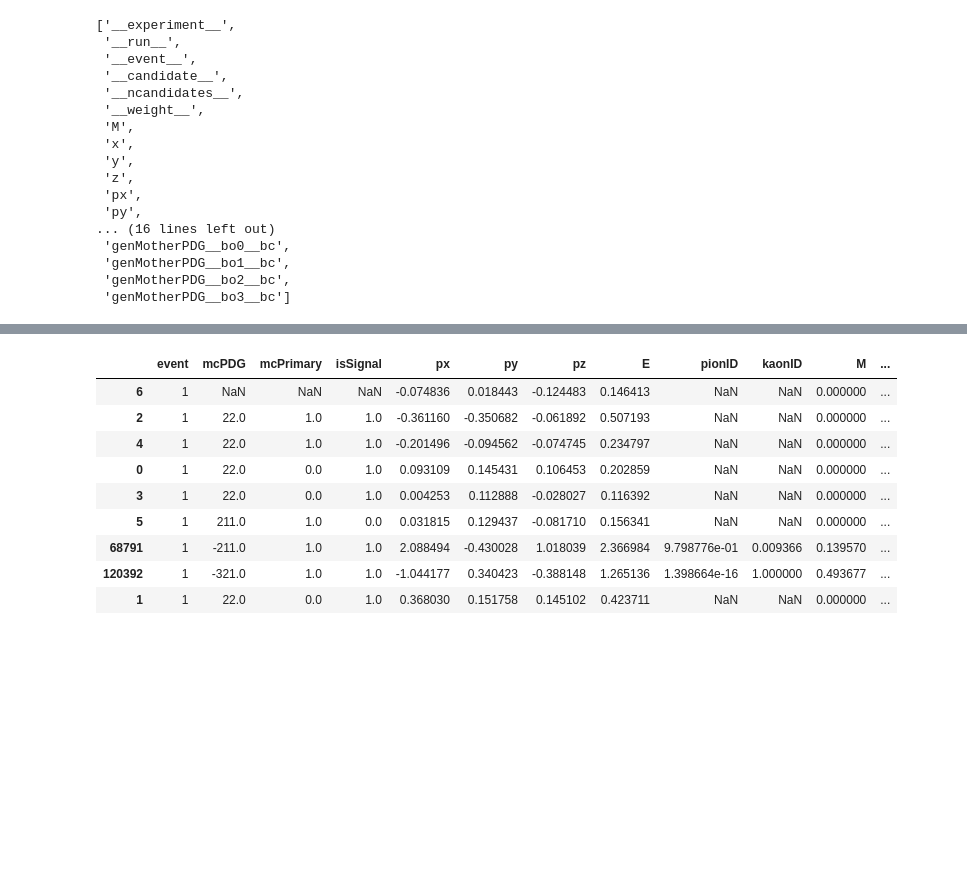
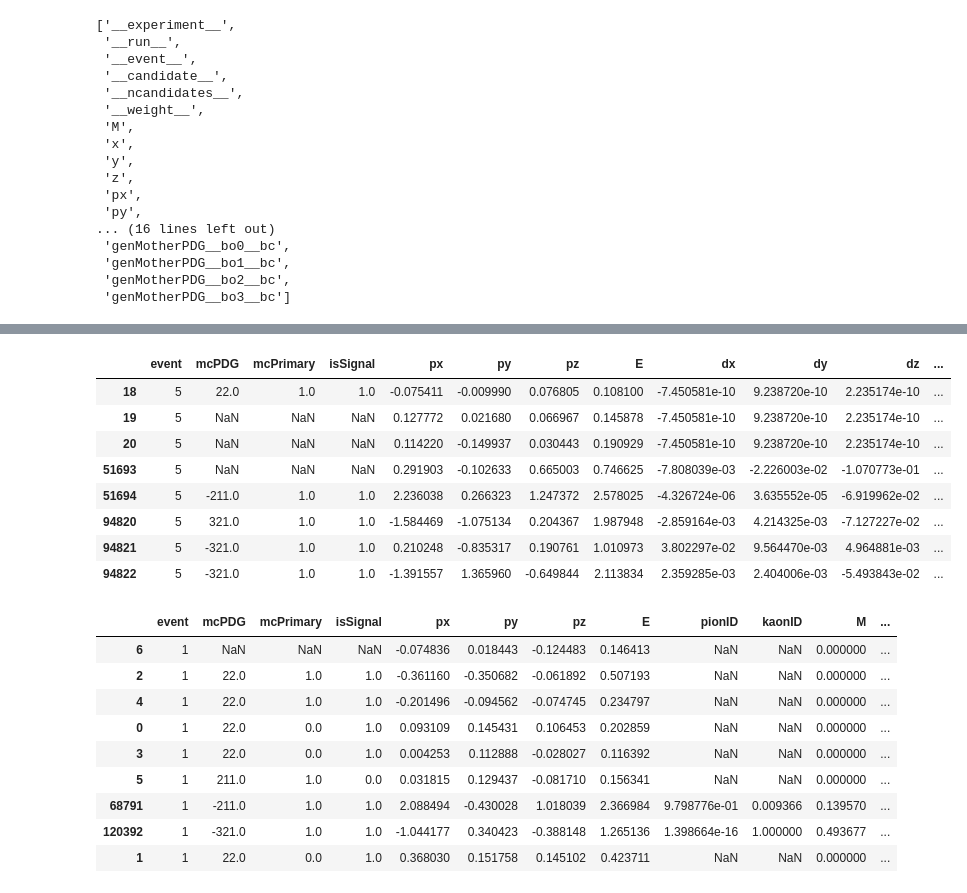
Before and after one commit to axelHeim/MCstudies, a Jupyter notebook: my6modes/createNNinput_wSim_wReco.ipynb, the cells around one changed output, grey strips where cells are left out. Saved outputs shown, nothing was run; the diff lists cells and outputs as text; code cells hidden in the pictures; blank space fills up the shorter version.

```diff
--- a/my6modes/createNNinput_wSim_wReco.ipynb
+++ b/my6modes/createNNinput_wSim_wReco.ipynb
@@ -299,0 +342,31 @@ df['label'] = df.apply(conditions, axis=1)
+# %%
+mask = df.label == 2
+column_name = "name"
+df.loc[mask, column_name] = label_cu
+# %%
+Bs_pdg_list = [-511, 511,-521,-521,521,521]
+Hc_pdg_list = [-411, 411, -411, -421, 411, 423]
+dfs =[]
+for mode in range(6):
+    print("mode:",mode,mode,mode,mode,mode,mode,mode,mode,mode,mode,mode,mode,mode,mode,mode,mode,mode,mode,mode,mode,mode)
+
+    Bs_pdg = Bs_pdg_list[mode]
+    Hc_pdg = Hc_pdg_list[mode]
+
+    nm = f"_nTuples_mode{mode}" + events_num_identifier + ".root"
+    raw_nTuples = uproot.concatenate([(root_path + "gamma" + nm), (root_path + "pi" + nm), (root_path + "K" + nm)])
+    df = pd.DataFrame({"event" : np.array(raw_nTuples["__event__"]),
+
+       "z0" : np.array(raw_nTuples["z0"]),
+       "d0" : np.array(raw_nTuples["d0"]),
+       "tanlambda" : np.array(raw_nTuples["tanlambda"])})
+    print("z0:")
+    print("min:",df["z0"].min())
+    print("max:",df["z0"].max())
+    print("d0:")
+    print("min:",df["d0"].min())
+    print("max:",df["d0"].max())
+    print("tanlambda:")
+    print("min:",df["tanlambda"].min())
+    print("max:",df["tanlambda"].max())
+    print("")
@@ -299,0 +391,2 @@ df['label'] = df.apply(conditions, axis=1)
+# %%
+pd.set_option("display.max_columns", None)
@@ -300,3 +432,15 @@ df['label'] = df.apply(conditions, axis=1)
+# %%
+(df[df["event"]==5])
+# %% [output]
+|  | event | mcPDG | mcPrimary | isSignal | px | py | pz | E | dx | dy | dz | ... |
+| 18 | 5 | 22.0 | 1.0 | 1.0 | -0.075411 | -0.009990 | 0.076805 | 0.108100 | -7.450581e-10 | 9.238720e-10 | 2.235174e-10 | ... |
+| 19 | 5 | NaN | NaN | NaN | 0.127772 | 0.021680 | 0.066967 | 0.145878 | -7.450581e-10 | 9.238720e-10 | 2.235174e-10 | ... |
+| 20 | 5 | NaN | NaN | NaN | 0.114220 | -0.149937 | 0.030443 | 0.190929 | -7.450581e-10 | 9.238720e-10 | 2.235174e-10 | ... |
+| 51693 | 5 | NaN | NaN | NaN | 0.291903 | -0.102633 | 0.665003 | 0.746625 | -7.808039e-03 | -2.226003e-02 | -1.070773e-01 | ... |
+| 51694 | 5 | -211.0 | 1.0 | 1.0 | 2.236038 | 0.266323 | 1.247372 | 2.578025 | -4.326724e-06 | 3.635552e-05 | -6.919962e-02 | ... |
+| 94820 | 5 | 321.0 | 1.0 | 1.0 | -1.584469 | -1.075134 | 0.204367 | 1.987948 | -2.859164e-03 | 4.214325e-03 | -7.127227e-02 | ... |
+| 94821 | 5 | -321.0 | 1.0 | 1.0 | 0.210248 | -0.835317 | 0.190761 | 1.010973 | 3.802297e-02 | 9.564470e-03 | 4.964881e-03 | ... |
+| 94822 | 5 | -321.0 | 1.0 | 1.0 | -1.391557 | 1.365960 | -0.649844 | 2.113834 | 2.359285e-03 | 2.404006e-03 | -5.493843e-02 | ... |
 # %%
 dfs[3][dfs[3].event==1].sort_values("label")
 # %% [output]
```
Also changed, not shown: parts of 8 cells of this notebook, 1 other file.
